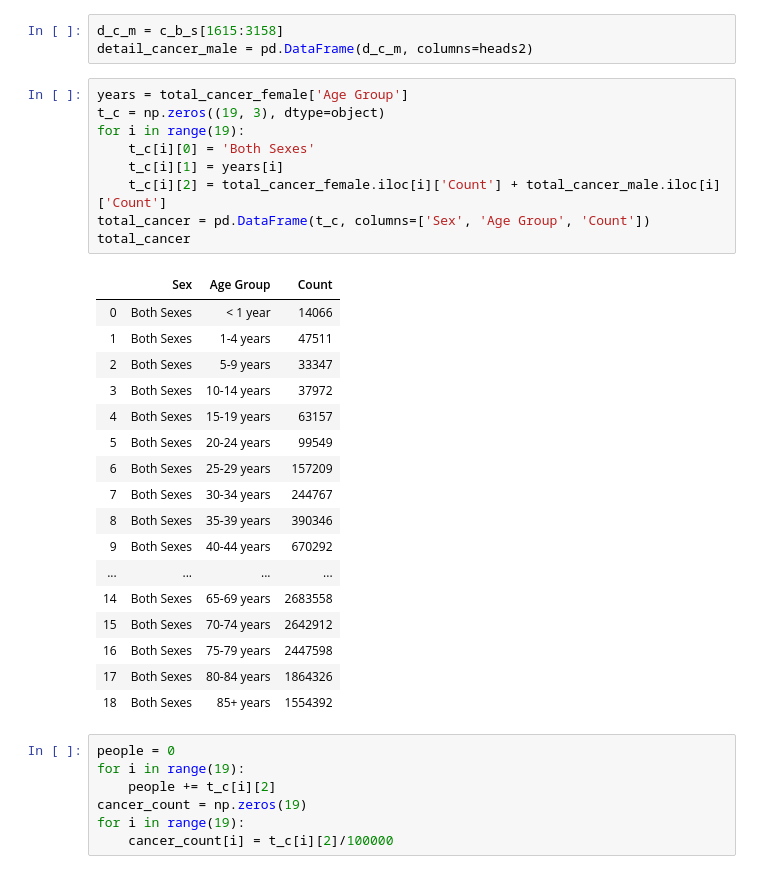
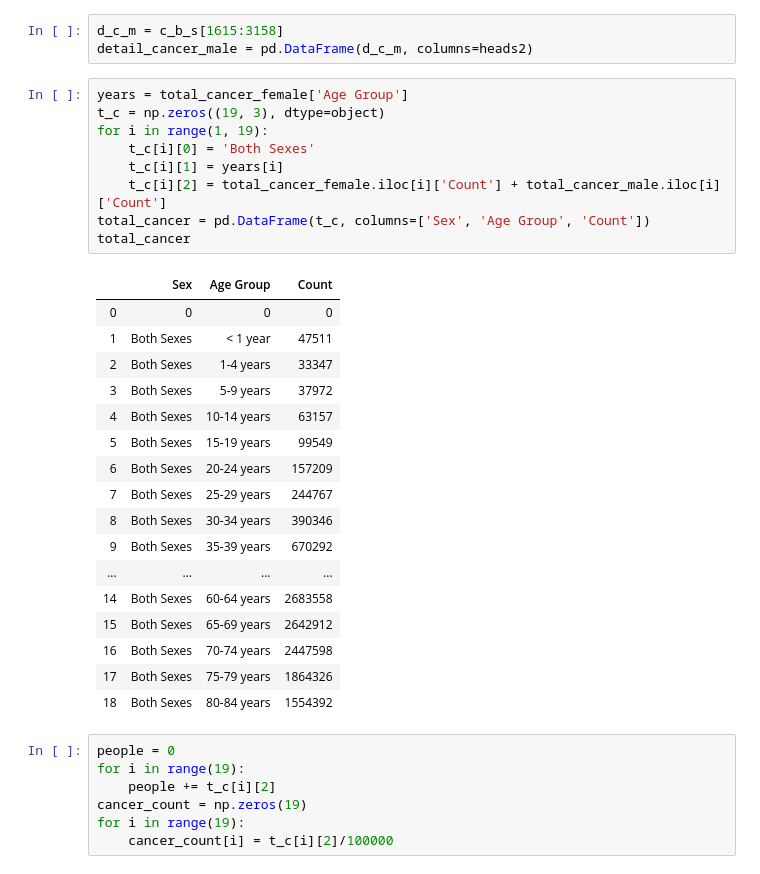
Before and after one commit to NikitaYurasov/Mathematical-statistics, a Jupyter notebook: ДЗ3.ipynb, the cells around one changed output. Drawn from its saved outputs; the diff is of its cells as text.

```diff
--- a/ДЗ3.ipynb
+++ b/ДЗ3.ipynb
@@ -528,30 +528,30 @@ detail_cancer_male = pd.DataFrame(d_c_m, columns=heads2)
 # %%
 years = total_cancer_female['Age Group']
 t_c = np.zeros((19, 3), dtype=object)
-for i in range(19):
+for i in range(1, 19):
     t_c[i][0] = 'Both Sexes'
     t_c[i][1] = years[i]
     t_c[i][2] = total_cancer_female.iloc[i]['Count'] + total_cancer_male.iloc[i]['Count']
 total_cancer = pd.DataFrame(t_c, columns=['Sex', 'Age Group', 'Count'])
 total_cancer
 # %% [output]
 |  | Sex | Age Group | Count |
-| 0 | Both Sexes | < 1 year | 14066 |
-| 1 | Both Sexes | 1-4 years | 47511 |
-| 2 | Both Sexes | 5-9 years | 33347 |
-| 3 | Both Sexes | 10-14 years | 37972 |
-| 4 | Both Sexes | 15-19 years | 63157 |
-| 5 | Both Sexes | 20-24 years | 99549 |
-| 6 | Both Sexes | 25-29 years | 157209 |
-| 7 | Both Sexes | 30-34 years | 244767 |
-| 8 | Both Sexes | 35-39 years | 390346 |
-| 9 | Both Sexes | 40-44 years | 670292 |
+| 0 | 0 | 0 | 0 |
+| 1 | Both Sexes | < 1 year | 47511 |
+| 2 | Both Sexes | 1-4 years | 33347 |
+| 3 | Both Sexes | 5-9 years | 37972 |
+| 4 | Both Sexes | 10-14 years | 63157 |
+| 5 | Both Sexes | 15-19 years | 99549 |
+| 6 | Both Sexes | 20-24 years | 157209 |
+| 7 | Both Sexes | 25-29 years | 244767 |
+| 8 | Both Sexes | 30-34 years | 390346 |
+| 9 | Both Sexes | 35-39 years | 670292 |
 | ... | ... | ... | ... |
-| 14 | Both Sexes | 65-69 years | 2683558 |
-| 15 | Both Sexes | 70-74 years | 2642912 |
-| 16 | Both Sexes | 75-79 years | 2447598 |
-| 17 | Both Sexes | 80-84 years | 1864326 |
-| 18 | Both Sexes | 85+ years | 1554392 |
+| 14 | Both Sexes | 60-64 years | 2683558 |
+| 15 | Both Sexes | 65-69 years | 2642912 |
+| 16 | Both Sexes | 70-74 years | 2447598 |
+| 17 | Both Sexes | 75-79 years | 1864326 |
+| 18 | Both Sexes | 80-84 years | 1554392 |
 # %%
 people = 0
 for i in range(19):
```
Also changed, not shown: parts of 9 cells of this notebook.
